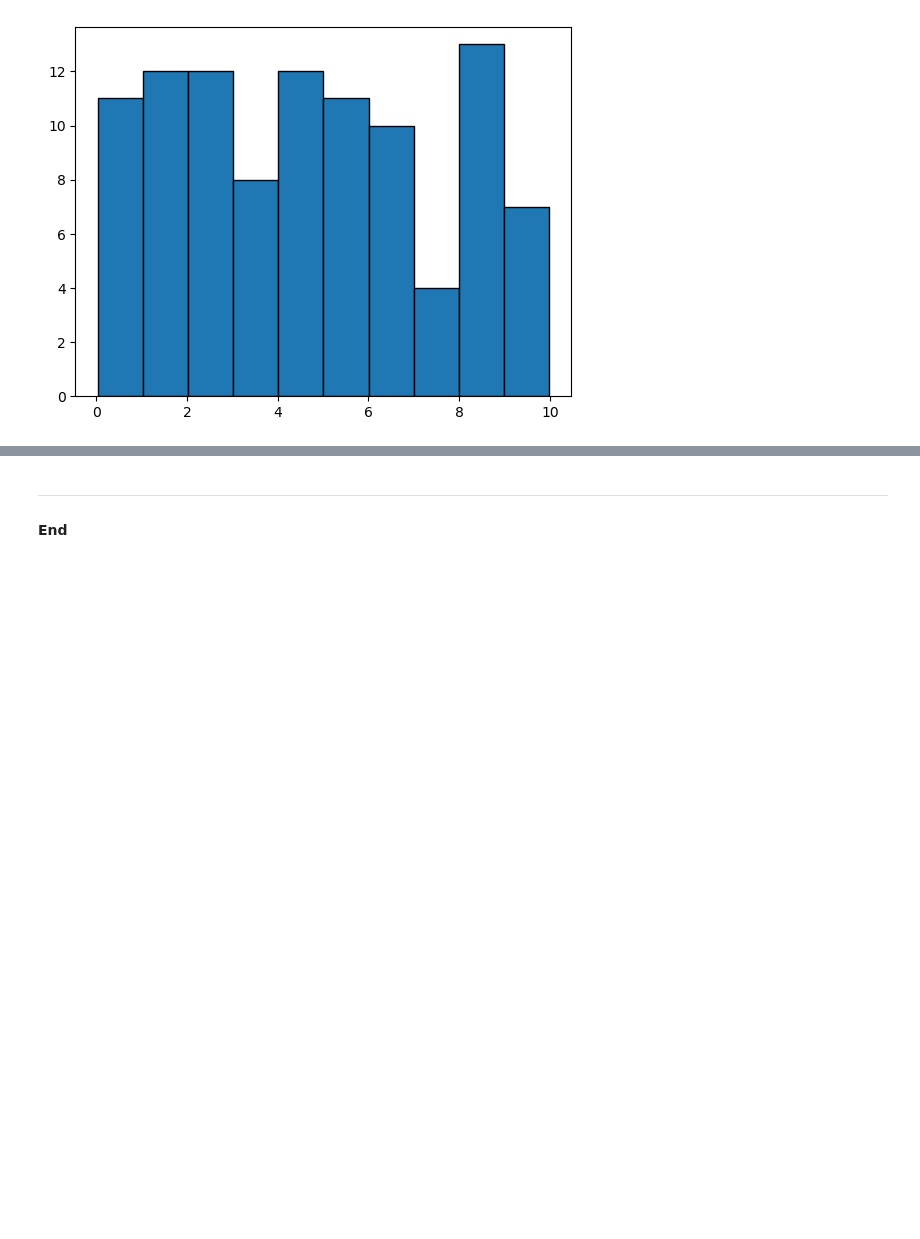
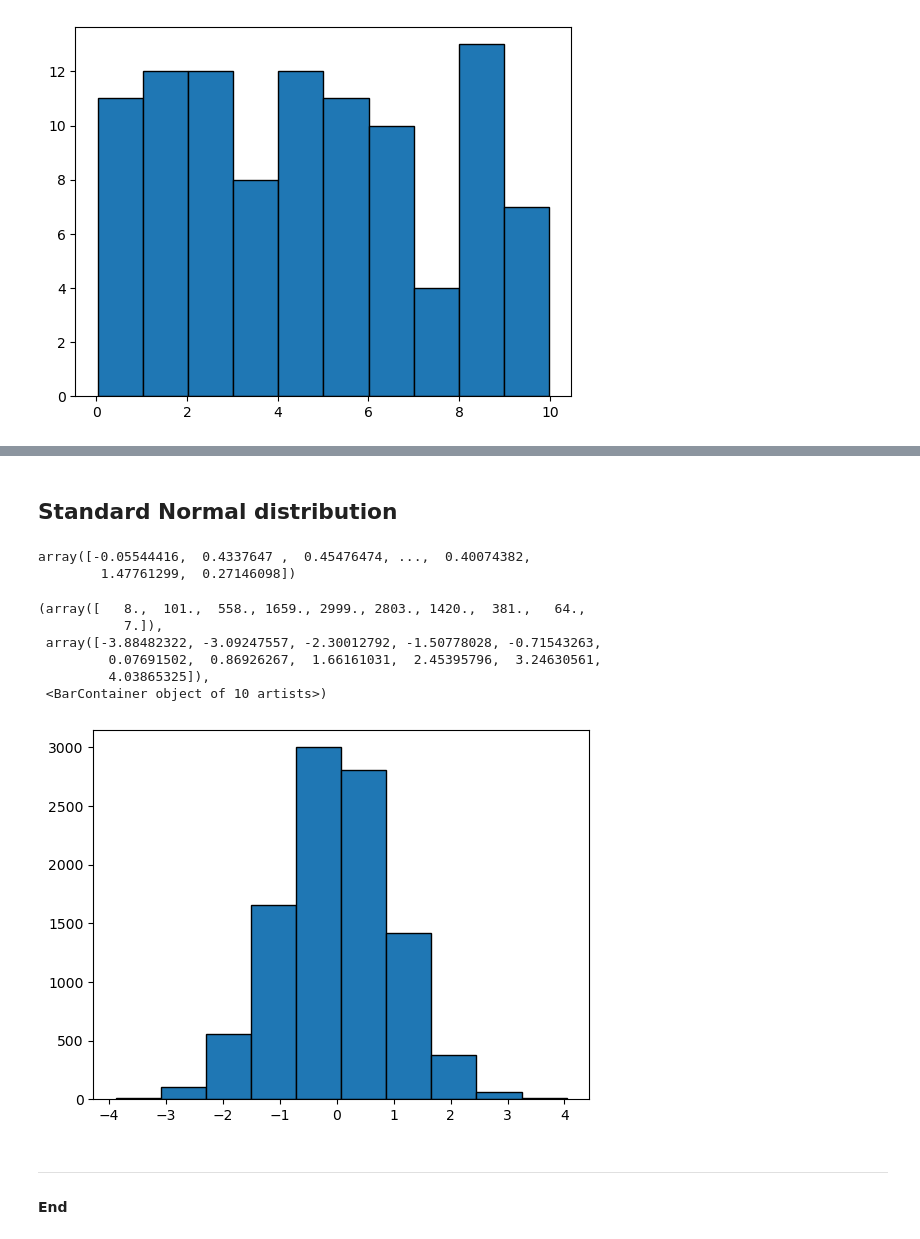
Before and after one commit to MikeCurleyCoosan/myproject, a Jupyter notebook: random.ipynb, the cells around one changed output, grey strips where cells are left out. Cells and saved outputs as stored; diff of their text form; code cells hidden in the pictures; blank space fills up the shorter version.

Commit message:
Adding Standard Normal distribution to random.ipynb

```diff
--- a/random.ipynb
+++ b/random.ipynb
@@ -151,3 +171,25 @@ plt.hist(x, bins=10, edgecolor='black')
+# %% [markdown]
+## Standard Normal distribution
+# %%
+# Generate 10,000 floats according to the standard normal distribution
+x = rng.standard_normal(10000)
+
+# Show x
+x
+# %% [output]
+array([-0.05544416,  0.4337647 ,  0.45476474, ...,  0.40074382,
+        1.47761299,  0.27146098])
+# %%
+# Plot the histogram
+plt.hist(x, bins=10, edgecolor='black')
+# %% [output]
+(array([   8.,  101.,  558., 1659., 2999., 2803., 1420.,  381.,   64.,
+           7.]),
+ array([-3.88482322, -3.09247557, -2.30012792, -1.50778028, -0.71543263,
+         0.07691502,  0.86926267,  1.66161031,  2.45395796,  3.24630561,
+         4.03865325]),
+ <BarContainer object of 10 artists>)
+[figure, added]
 # %% [markdown]
 ***
 
```
Also changed, not shown: parts of 2 cells of this notebook.
